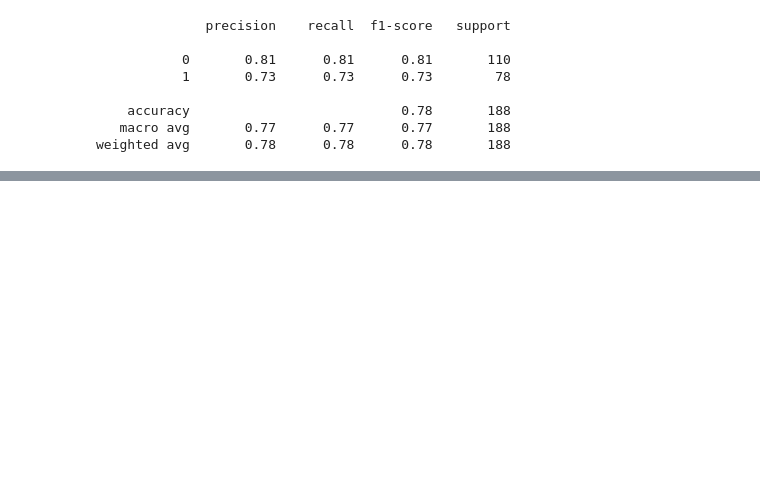
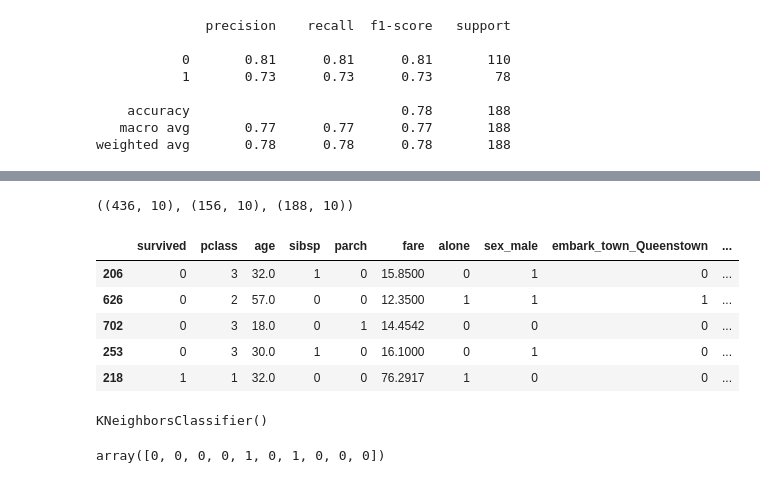
Before and after one commit to lochlynlaskowski/classification-exercises, a Jupyter notebook: model.ipynb, the cells around one changed output, grey strips where cells are left out. Saved outputs shown, nothing was run; the diff lists cells and outputs as text; code cells hidden in the pictures; blank space fills up the shorter version.

```diff
--- a/model.ipynb
+++ b/model.ipynb
@@ -409,0 +431,13 @@ weighted avg       0.79      0.79      0.79       188
+# %%
+train.shape, test.shape, validate.shape
+# %% [output]
+((436, 10), (156, 10), (188, 10))
+# %%
+train.head()
+# %% [output]
+|  | survived | pclass | age | sibsp | parch | fare | alone | sex_male | embark_town_Queenstown | ... |
+| 206 | 0 | 3 | 32.0 | 1 | 0 | 15.8500 | 0 | 1 | 0 | ... |
+| 626 | 0 | 2 | 57.0 | 0 | 0 | 12.3500 | 1 | 1 | 1 | ... |
+| 702 | 0 | 3 | 18.0 | 0 | 1 | 14.4542 | 0 | 0 | 0 | ... |
+| 253 | 0 | 3 | 30.0 | 1 | 0 | 16.1000 | 0 | 1 | 0 | ... |
+| 218 | 1 | 1 | 32.0 | 0 | 0 | 76.2917 | 1 | 0 | 0 | ... |
@@ -409,0 +462,9 @@ weighted avg       0.79      0.79      0.79       188
+# %%
+knn.fit(X_train, y_train)
+# %% [output]
+KNeighborsClassifier()
+# %%
+y_pred = knn.predict(X_train)
+y_pred[0:10]
+# %% [output]
+array([0, 0, 0, 0, 1, 0, 1, 0, 0, 0])
```
Also changed, not shown: parts of 35 cells of this notebook, 1 other file.
